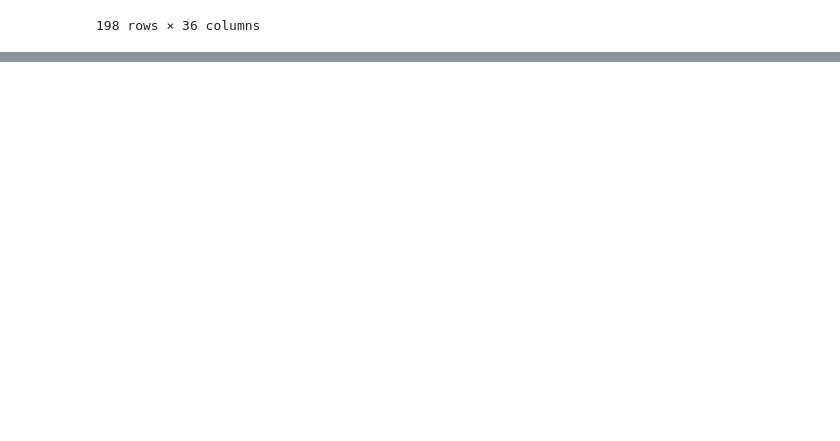
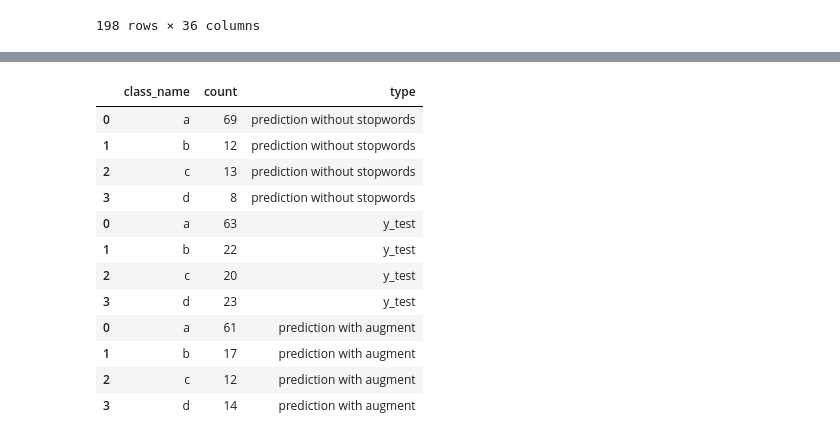
Before and after one commit to CarlOsito16/Hexamind, a Jupyter notebook: Clustering/OneShotClassifier/exp1-CountVect.ipynb, the cells around one changed output, grey strips where cells are left out. Saved outputs shown, nothing was run; the diff lists cells and outputs as text; code cells hidden in the pictures; blank space fills up the shorter version.

```diff
--- a/Clustering/OneShotClassifier/exp1-CountVect.ipynb
+++ b/Clustering/OneShotClassifier/exp1-CountVect.ipynb
@@ -412,0 +542,7 @@ label_df[label_df['clean_BE'] == 1]
+# %%
+count_sample = 0
+
+for i in X_test_text:
+    if i in X_train_text:
+        count_sample +=1
+    print(i)
@@ -412,0 +713,2 @@ label_df[label_df['clean_BE'] == 1]
+# %%
+augmented_prediction = augmented_result['model'].predict(augmented_result['vectorizer'].transform(X_test_text))
@@ -412,0 +719,4 @@ label_df[label_df['clean_BE'] == 1]
+# %%
+summary_df = pd.DataFrame( [ ["a" ,"b","c", "d"] , augmented_prediction.sum(axis = 0) , ['prediction with augment' for i in range(4)]]).T
+summary_df.columns = ['class_name', 'count', 'type']
+summary_df
@@ -412,0 +729,17 @@ label_df[label_df['clean_BE'] == 1]
+# %%
+test_plot = pd.concat([test_plot, summary_df])
+test_plot
+# %% [output]
+|  | class_name | count | type |
+| 0 | a | 69 | prediction without stopwords |
+| 1 | b | 12 | prediction without stopwords |
+| 2 | c | 13 | prediction without stopwords |
+| 3 | d | 8 | prediction without stopwords |
+| 0 | a | 63 | y_test |
+| 1 | b | 22 | y_test |
+| 2 | c | 20 | y_test |
+| 3 | d | 23 | y_test |
+| 0 | a | 61 | prediction with augment |
+| 1 | b | 17 | prediction with augment |
+| 2 | c | 12 | prediction with augment |
+| 3 | d | 14 | prediction with augment |
```
Also changed, not shown: parts of 41 cells of this notebook.
